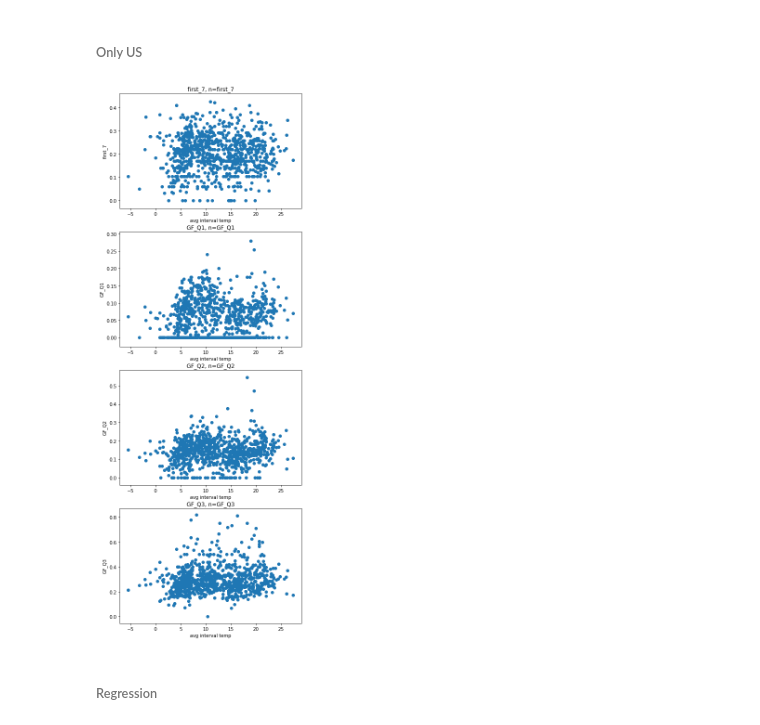
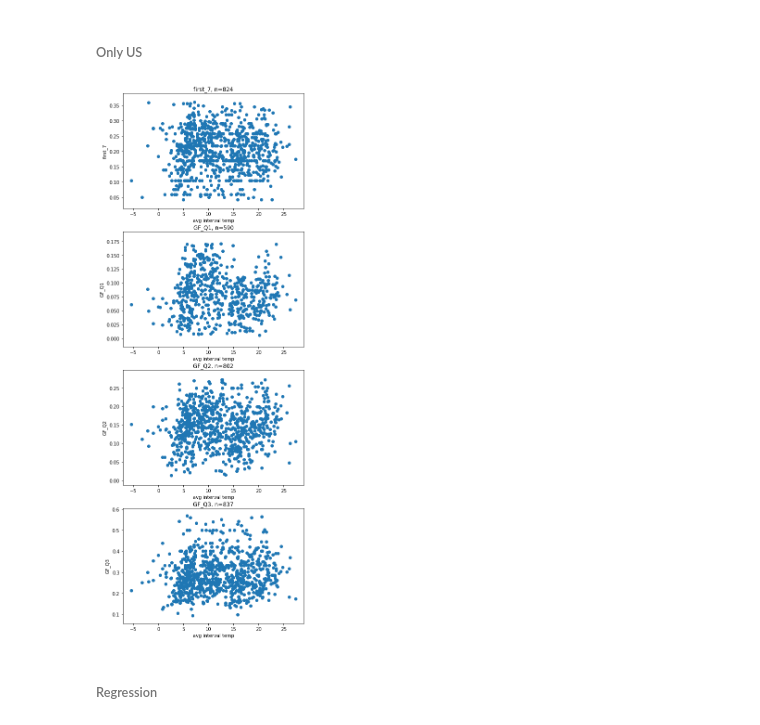
Before and after one commit to hopl1t/covid19, a Jupyter notebook: notebooks/regression_and_tree.ipynb, the cells around one changed output. Cells and saved outputs as stored; diff of their text form; code cells hidden in the pictures.

```diff
--- a/notebooks/regression_and_tree.ipynb
+++ b/notebooks/regression_and_tree.ipynb
@@ -145,7 +169,10 @@ model_fn = linear_regression_train
 metric_fn = metrics.mean_squared_error
 
 for label_col in label_cols:
+    # remove 0s, remove outliers
     data = hopkins_confirmed.copy()[hopkins_confirmed[label_col] > 0]
+    data = remove_outlier(data, OUTLIER_QUARTILES, [label_col])
+    data.dropna(inplace=True)
     X, y = np.array(data[feature_cols]), np.array(data[[label_col]])
     # Split the data into train, test for n_splits train-test rounds
     train_folds, test_folds = train_test_split(X, n_splits=5)
@@ -208,6 +235,8 @@ metric_fn = metrics.mean_squared_error
 
 for label_col in label_cols:
     data = hopkins_confirmed.copy()[hopkins_confirmed[label_col] > 0]
+    data = remove_outlier(data, OUTLIER_QUARTILES, [label_col])
+    data.dropna(inplace=True)
     X, y = np.array(data[feature_cols]), np.array(data[[label_col]])
     # Split the data into train, test for n_splits train-test rounds
     train_folds, test_folds = train_test_split(X, n_splits=5)
@@ -294,6 +323,8 @@ metric_fn = metrics.mean_squared_error
 
 for label_col in label_cols:
     data = hopkins_confirmed.copy()[hopkins_confirmed[label_col] > 0]
+    data = remove_outlier(data, OUTLIER_QUARTILES, [label_col])
+    data.dropna(inplace=True)
     X, y = np.array(data[feature_cols]), np.array(data[[label_col]])
     # Split the data into train, test for n_splits train-test rounds
     train_folds, test_folds = train_test_split(X, n_splits=5)
@@ -356,6 +387,8 @@ metric_fn = metrics.mean_squared_error
 
 for label_col in label_cols:
     data = hopkins_confirmed.copy()[hopkins_confirmed[label_col] > 0]
+    data = remove_outlier(data, OUTLIER_QUARTILES, [label_col])
+    data.dropna(inplace=True)
     X, y = np.array(data[feature_cols]), np.array(data[[label_col]])
     # Split the data into train, test for n_splits train-test rounds
     train_folds, test_folds = train_test_split(X, n_splits=5)
@@ -409,24 +442,26 @@ dt_rslt_thrs
 ###### Only US
 # %%
 target_columns = ['first_7', 'GF_Q1', 'GF_Q2', 'GF_Q3']
-avg_tmp = hopkins_confirmed[['Country_Region', 'avg_interval_tmp']].copy()[hopkins_confirmed['Country_Region'] =='US']
-gf = hopkins_confirmed[target_columns].copy()[hopkins_confirmed['Country_Region'] =='US']
 
 fig, axes = plt.subplots(4, 1, figsize=(7, 21))
 
-for i in range(len(target_columns)):
+for i, col in enumerate(target_columns):
+    data = remove_outlier(hopkins_confirmed, OUTLIER_QUARTILES, [col])
+    data.dropna(inplace=True)
+    avg_tmp = data[['Country_Region', 'avg_interval_tmp']].copy()[data['Country_Region'] =='US']
+    gf = data[target_columns].copy()[data['Country_Region'] =='US']
     avg_int_tmp = avg_tmp['avg_interval_tmp'].values
     _ = axes[i].scatter(avg_int_tmp, gf[gf.columns[i]].values)
     n = len(avg_tmp['avg_interval_tmp'])
     _ = axes[i].set_xlabel('avg interval temp')
     _ = axes[i].set_ylabel(gf.columns[i])
-    _ = axes[i].set_title('{0}, n={0}'.format(gf.columns[i], n))
+    _ = axes[i].set_title('{0}, n={1}'.format(gf.columns[i], n))
 
 #     states = hopkins_confirmed[hopkins_confirmed['Country_Region'] =='US']['Province_State'].loc[:,'data'].values.tolist()
 #     for q, txt in enumerate(states):
 #         _ = axes[i].annotate(txt, (avg_int_tmp[q], gf[gf.columns[i]].values[q]))
 # %% [output]
-[figure, old version]
+[figure, new version]
 # %% [markdown]
 ###### Regression
 # %%
```
Also changed, not shown: parts of 9 cells of this notebook, 20 other files.
